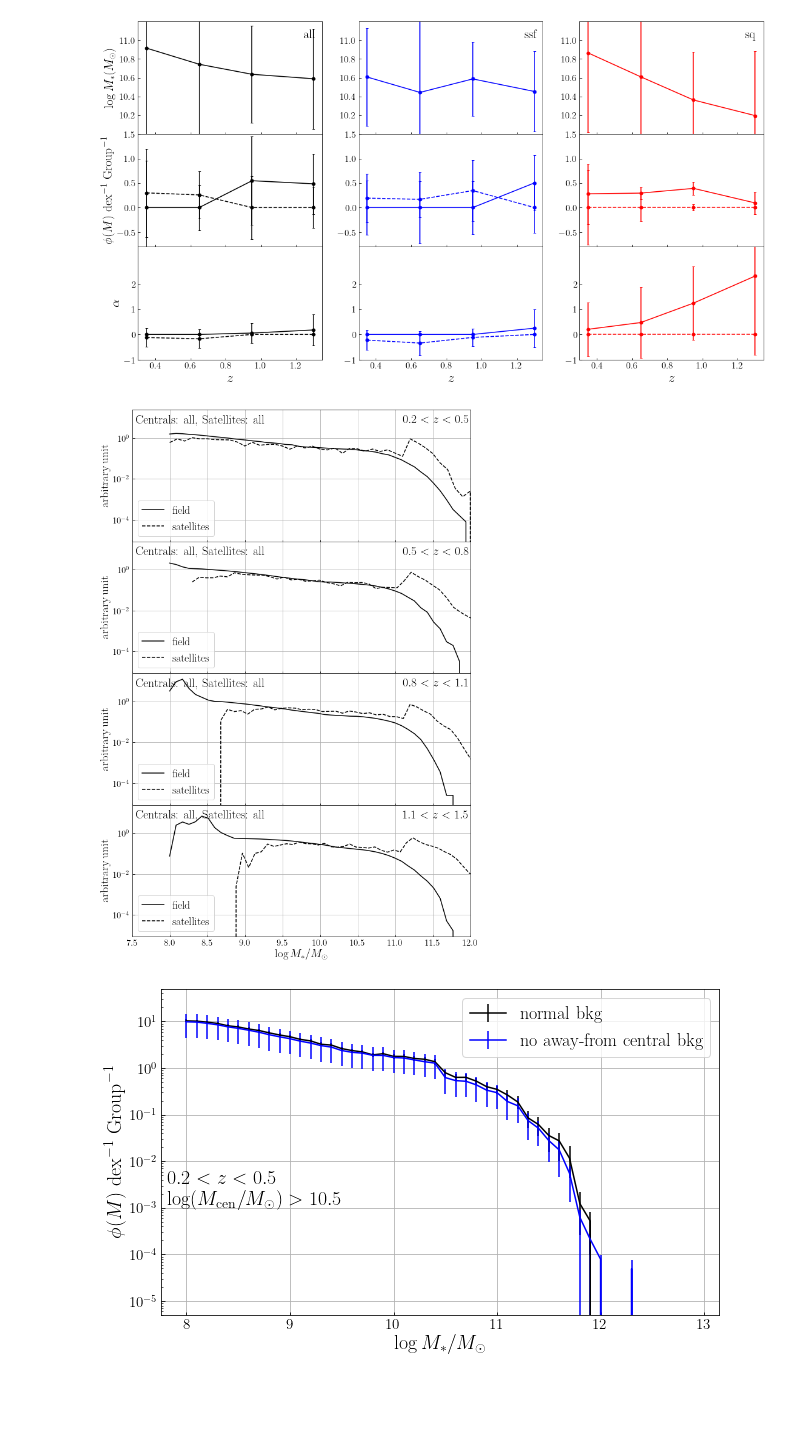
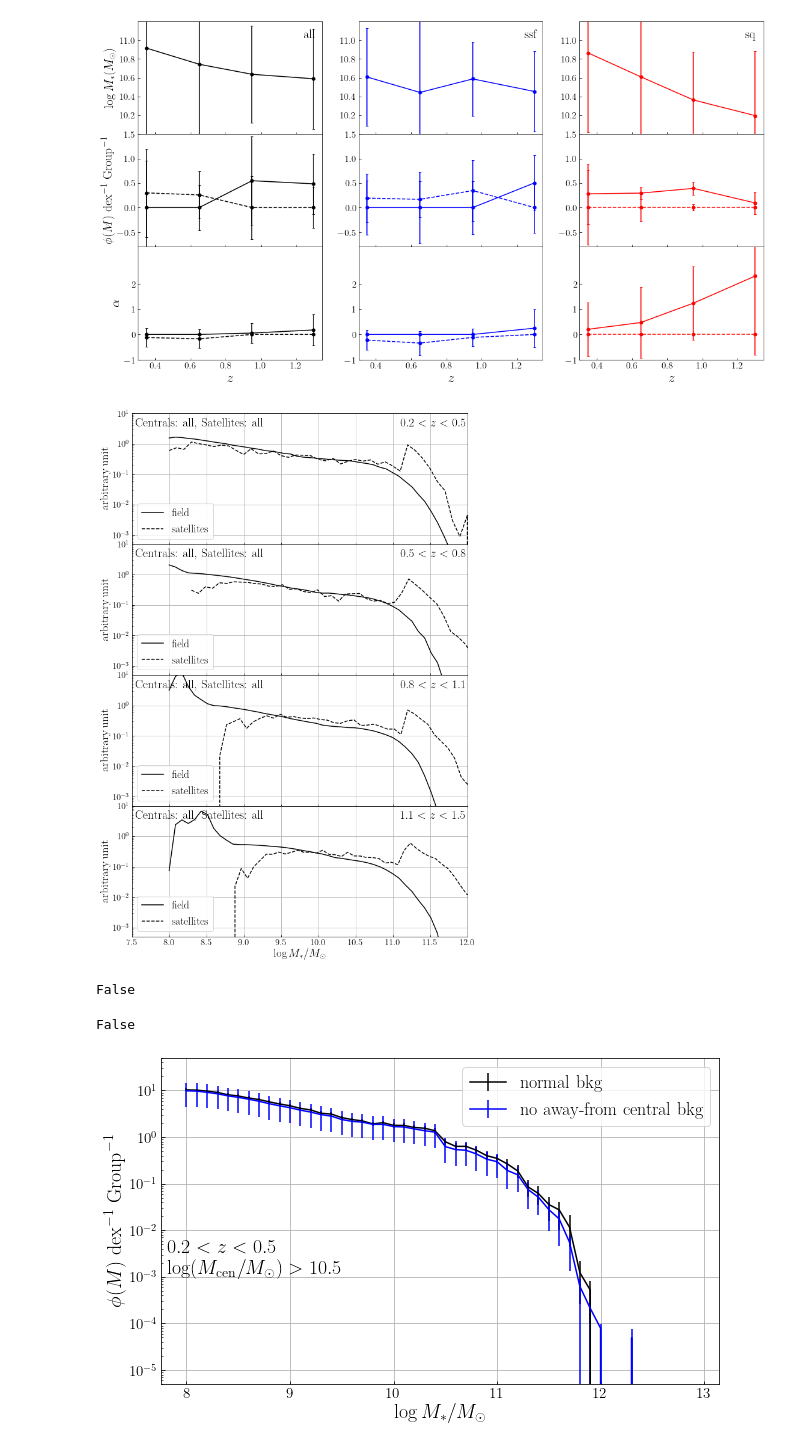
Before and after one commit to LejayChen/massive_gals, a Jupyter notebook: new_radial_distribution_2023.ipynb, the cells around one changed output. Cells and saved outputs as stored; diff of their text form; code cells hidden in the pictures; blank space fills up the shorter version.

```diff
--- a/new_radial_distribution_2023.ipynb
+++ b/new_radial_distribution_2023.ipynb
@@ -847,7 +918,7 @@ for i,z in enumerate(z_mins):
 
     n_centrals, smf_avg, smf_inf, smf_sup = combine_deep_smf('smf_pcat/test_smf_cenmass_'+str(masscut_host)+'/', ssfq, count_type, str(z), masscut_low=str(masscut_low),masscut_host=str(masscut_host),bin_number=num_bins)
 
-    axs.errorbar(m_bin_left_edges, smf_avg/bin_size,yerr=[smf_avg-smf_inf,smf_sup-smf_avg]/bin_size/10,label='$'+str(z_mins[i])+'<z<'+str(z_maxs[i])+'$')
+    axs.errorbar(m_bin_left_edges, smf_avg/bin_size,yerr=[smf_avg-smf_inf,smf_sup-smf_avg]/bin_size,label='$'+str(z_mins[i])+'<z<'+str(z_maxs[i])+'$')
     axs.set_ylabel(r'$\phi(M)~\mathrm{dex}^{-1} ~\mathrm{Group}^{-1}$',fontsize=20)
     axs.set_yscale('log')
     axs.set_xlim([8,12.3])
@@ -884,7 +955,7 @@ print(masscut_low, masscut_high)
 
 fit_params = []
 fit_params_err = []
-for i,masscut_host in enumerate([11.2]):
+for i,masscut_host in enumerate([10.5,10.8,11.0,11.2]):
     z = z_mins[z_idx]
 
     masscut_low = masscut_lows[z_idx]
@@ -895,9 +966,9 @@ for i,masscut_host in enumerate([11.2]):
     n_centrals, smf_avg, smf_inf, smf_sup = combine_deep_smf('smf_pcat/test_smf_cenmass_'+str(masscut_host)+'/', ssfq, count_type, str(z), masscut_low=str(masscut_low),masscut_host=str(masscut_host),bin_number=num_bins)
     mass_cen = combine_cen_mass(masscut_host, z_mins[z_idx])
     smf_cen = np.histogram(mass_cen,bins,density=True)[0]
-    axs.errorbar(m_bin_left_edges, smf_avg/bin_size ,yerr=[smf_avg-smf_inf,smf_sup-smf_avg]/bin_size, label='$\log(M_\mathrm{cen}/M_\odot)>'+str(masscut_host)+'$')
-    # axs.errorbar(m_bin_left_edges, smf_cen/bin_size ,yerr=[smf_avg-smf_inf,smf_sup-smf_avg]/bin_size, label='$\log(M_\mathrm{cen}/M_\odot)>'+str(masscut_host)+'$')
-    axs.hist(mass_cen,bins=30,density=True)
+    axs.errorbar(m_bin_left_edges, (smf_avg)/bin_size ,yerr=[smf_avg-smf_inf,smf_sup-smf_avg]/bin_size, label='$\log(M_\mathrm{cen}/M_\odot)>'+str(masscut_host)+'$')
+    # axs.errorbar(m_bin_left_edges, smf_cen ,yerr=[smf_avg-smf_inf,smf_sup-smf_avg]/bin_size, label='$\log(M_\mathrm{cen}/M_\odot)>'+str(masscut_host)+'$')
+    # axs.hist(mass_cen,bins,density=True)
 
     axs.set_yscale('log')
     axs.set_xlim([8,12.7])
@@ -955,3 +1026,23 @@ total satellite mass: 6.98 10^11 solar masses
 total satellite mass: 6.02 10^11 solar masses
 total satellite mass: 6.34 10^11 solar masses
 total satellite mass: 7.7 10^11 solar masses
+# %%
+num_sats = [1,2,3,4]
+mass_sats = [10,23,26,30]
+mass_cen_mins = [10.5,10.8,11.0,11.2]
+fig, axs = plt.subplots(1, 2, figsize = (14, 6),sharex=True)
+
+for z_idx,z in enumerate(z_mins):
+
+    axs[0].plot(mass_cen_mins, num_sats*np.random.rand(4),'s-',label='$'+str(z_mins[z_idx])+'<z<'+str(z_maxs[z_idx])+'$')
+    axs[1].plot(mass_cen_mins, mass_sats*np.random.rand(4),'^-')
+
+axs[0].set_xlabel('$\log M_*/M_\odot$',fontsize=20)
+axs[1].set_xlabel('$\log M_*/M_\odot$',fontsize=20)
+axs[0].set_ylabel('Total Sat. Number',fontsize=20)
+axs[1].set_ylabel('Total Sat. Mass ($\log M_*/M_\odot$)',fontsize=20)
+axs[0].legend(fontsize=18)
+
+axs[0].set_xlim([10.45,11.3])
+axs[0].xaxis.set_ticks(np.array([10.5, 10.8, 11.0, 11.2]))
+axs[1].xaxis.set_ticks(np.array([10.5, 10.8, 11.0, 11.2]))
@@ -1123,34 +1220,43 @@ count_type = 'sat'
 num_bins = 50 # number of bin edges
 norm_factors = [60,60,70,80]
 
 fit_params = []
 fit_params_err = []
 for i,z in enumerate(z_mins):
 
     # field smf
     bins_field = np.linspace(8,12.2,50)[:-1]
     smf_field = np.load('pcat_smf_nonir_'+ssfq+'_'+str(z_mins[i])+'_'+str(z_maxs[i])+'.npy')[0]
     axs[i].plot(bins_field,smf_field*norm_factors[i],'-k',label='field')
 
     # sat smf
     ssfq = 'all'
     masscut_low = masscut_lows[i]
     m_bin_left_edges = np.linspace(masscut_low, masscut_high, num=num_bins+1)[:-1]
     smf_sat = combine_deep_smf('smf_pcat/test_smf_cenmass_11.2/', ssfq, count_type, str(z), masscut_low=str(masscut_low),masscut_host=str(masscut_host),bin_number=num_bins)[1]
     axs[i].plot(m_bin_left_edges,smf_sat,'--k',label='satellites')
 
     axs[i].annotate('$'+str(round(z_mins[i],1))+'<z<'+str(round(z_maxs[i],1))+'$',xy=([0.8,0.9]),xycoords='axes fraction',fontsize=20,color='k')
     axs[i].annotate('Centrals: '+csfq+', Satellites: '+ssfq,xy=([0.01,0.9]),xycoords='axes fraction',fontsize=20,color='k')
     axs[i].set_xlim([7.5,12])
+    axs[i].set_ylim([5e-4,10])
     axs[i].set_yscale('log')
     axs[i].grid()
     axs[i].legend(fontsize=18)
     axs[3].set_xlabel('$\log M_*/M_\odot$',fontsize=19)
     axs[i].set_ylabel('arbitrary unit',fontsize=19)
 
 fig.subplots_adjust(wspace=0, hspace=0)
 # %% [output]
-[figure, old version]
+[figure, new version]
+# %%
+bool(eval('0'))
+# %% [output]
+False
+# %%
+bool(0)
+# %% [output]
+False
 # %%
 for masscut_host in [10.5,11.2]:
     fig, axs = plt.subplots(1, 1, figsize = (10, 6),sharex=True)
```
Also changed, not shown: parts of 5 cells of this notebook, 4 other files.
